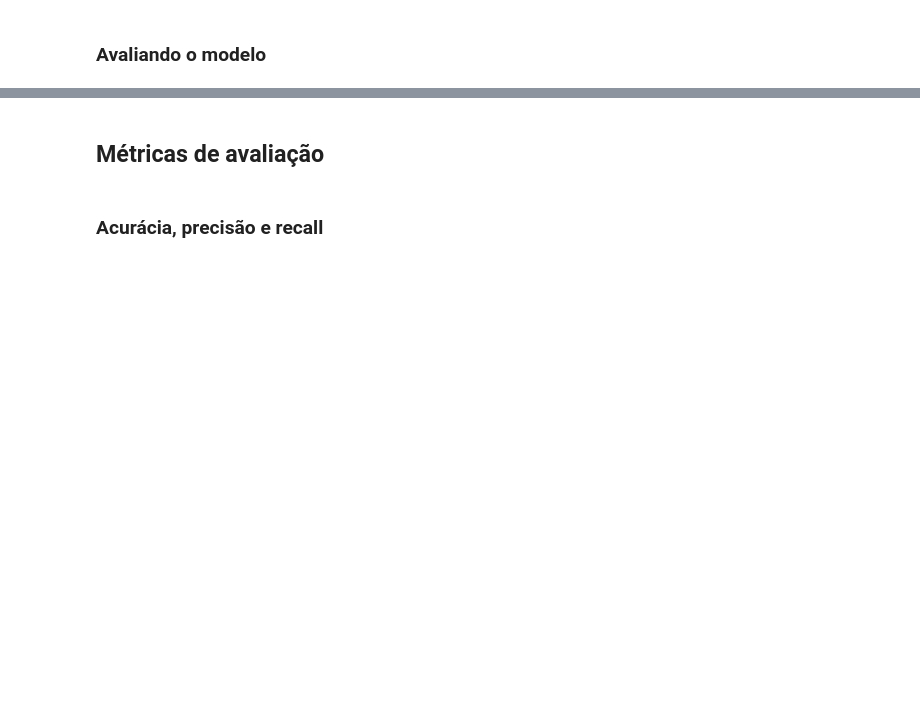
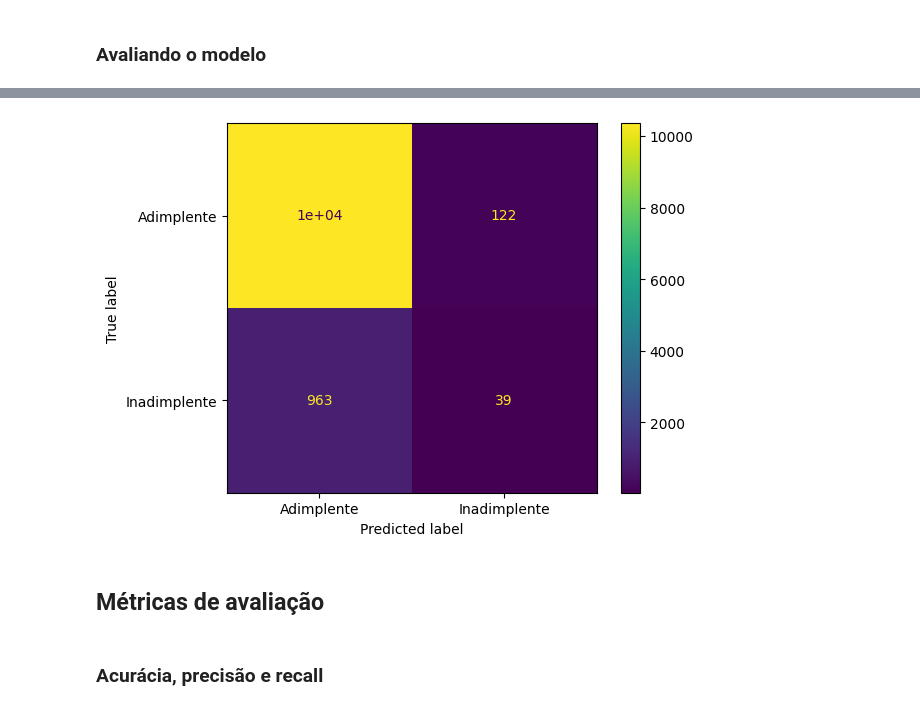
Before and after one commit to TheGabrielVieira/validacao-modelos-metricas-de-avalia--o, a Jupyter notebook: Projeto_Classificação_Validação_e_Métricas.ipynb, the cells around one changed output, grey strips where cells are left out. Saved outputs shown, nothing was run; the diff lists cells and outputs as text; code cells hidden in the pictures; blank space fills up the shorter version.

```diff
--- a/Projeto_Classificação_Validação_e_Métricas.ipynb
+++ b/Projeto_Classificação_Validação_e_Métricas.ipynb
@@ -33,3 +112,8 @@ No intuito de checar a generalização de um modelo, devemos separar o conjunto
+# %%
+visualizacao = ConfusionMatrixDisplay(confusion_matrix=matrix_confusao, display_labels=['Adimplente', 'Inadimplente'])
+visualizacao.plot();
+# %% [output]
+[figure, added]
 # %% [markdown]
 ## <font color='dark'>Métricas de avaliação</h1>
 # %% [markdown]
```
Also changed, not shown: parts of 18 cells of this notebook, 2 other files.
